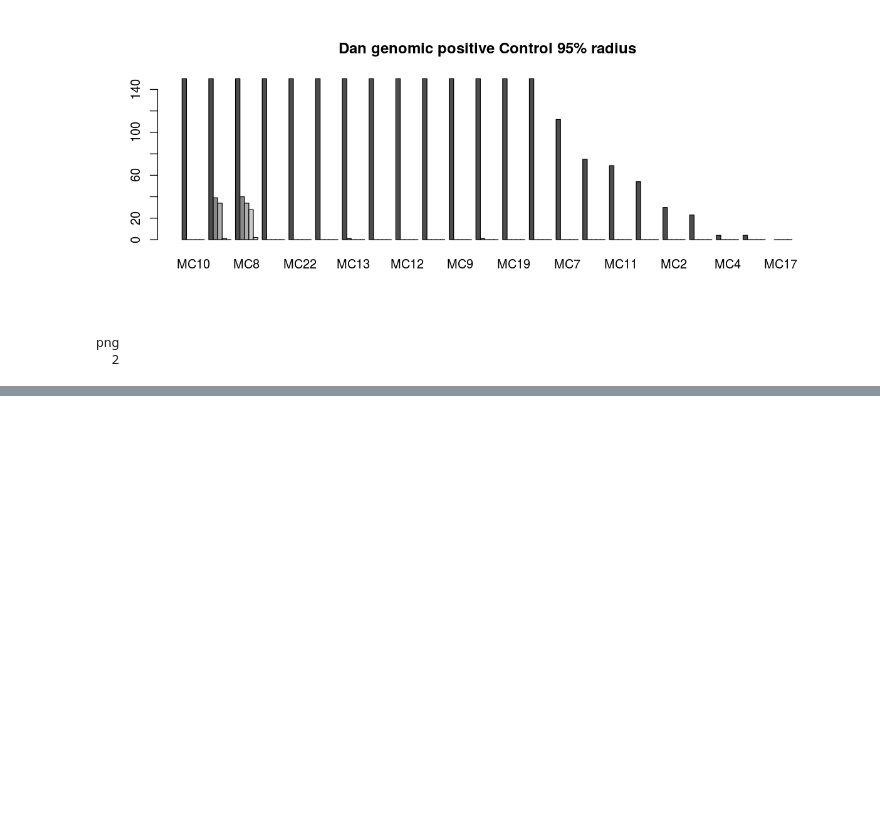
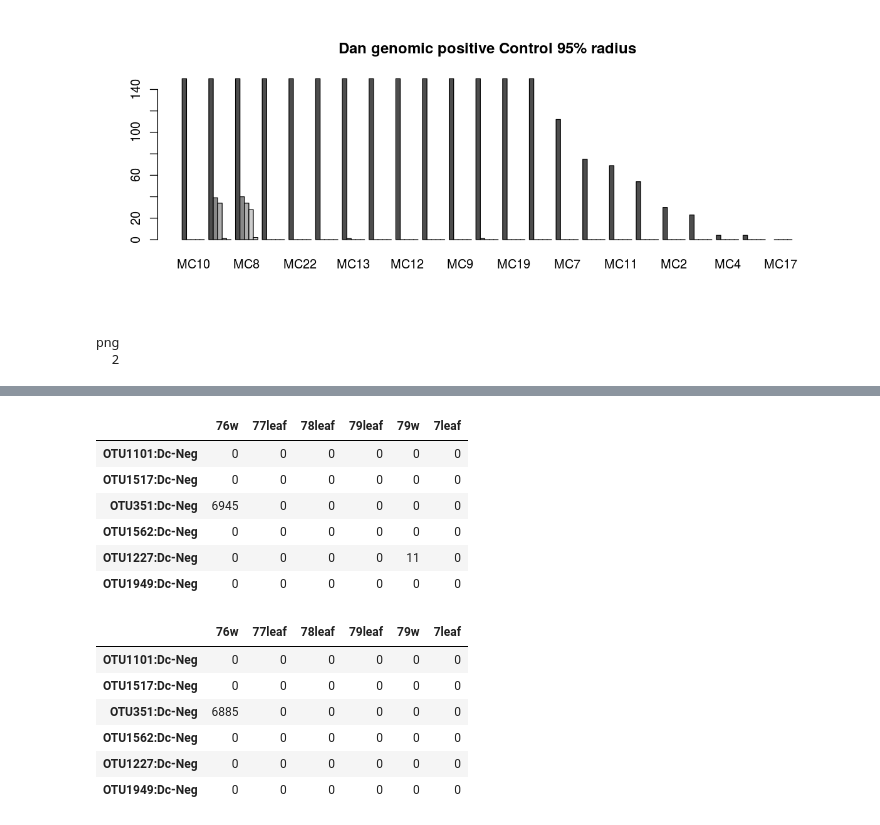
Before and after one commit to danchurch/taiwan_combined_stats, a Jupyter notebook: CSrev/CSrev.ipynb, the cells around one changed output, grey strips where cells are left out. Saved outputs shown, nothing was run; the diff lists cells and outputs as text; code cells hidden in the pictures; blank space fills up the shorter version.

```diff
--- a/CSrev/CSrev.ipynb
+++ b/CSrev/CSrev.ipynb
@@ -735,0 +906,19 @@ This amount (60 reads for wood, 143 reads for leaves) is far above the ambient l
+# %%
+## more spot checks
+eco_reord[5140:5145,172:177]
+mend_reord[5140:5145,172:177]
+# %% [output]
+|  | 76w | 77leaf | 78leaf | 79leaf | 79w | 7leaf |
+| OTU1101:Dc-Neg | 0 | 0 | 0 | 0 | 0 | 0 |
+| OTU1517:Dc-Neg | 0 | 0 | 0 | 0 | 0 | 0 |
+| OTU351:Dc-Neg | 6945 | 0 | 0 | 0 | 0 | 0 |
+| OTU1562:Dc-Neg | 0 | 0 | 0 | 0 | 0 | 0 |
+| OTU1227:Dc-Neg | 0 | 0 | 0 | 0 | 11 | 0 |
+| OTU1949:Dc-Neg | 0 | 0 | 0 | 0 | 0 | 0 |
+|  | 76w | 77leaf | 78leaf | 79leaf | 79w | 7leaf |
+| OTU1101:Dc-Neg | 0 | 0 | 0 | 0 | 0 | 0 |
+| OTU1517:Dc-Neg | 0 | 0 | 0 | 0 | 0 | 0 |
+| OTU351:Dc-Neg | 6885 | 0 | 0 | 0 | 0 | 0 |
+| OTU1562:Dc-Neg | 0 | 0 | 0 | 0 | 0 | 0 |
+| OTU1227:Dc-Neg | 0 | 0 | 0 | 0 | 0 | 0 |
+| OTU1949:Dc-Neg | 0 | 0 | 0 | 0 | 0 | 0 |
```
Also changed, not shown: parts of 41 cells of this notebook, 1 other file.
